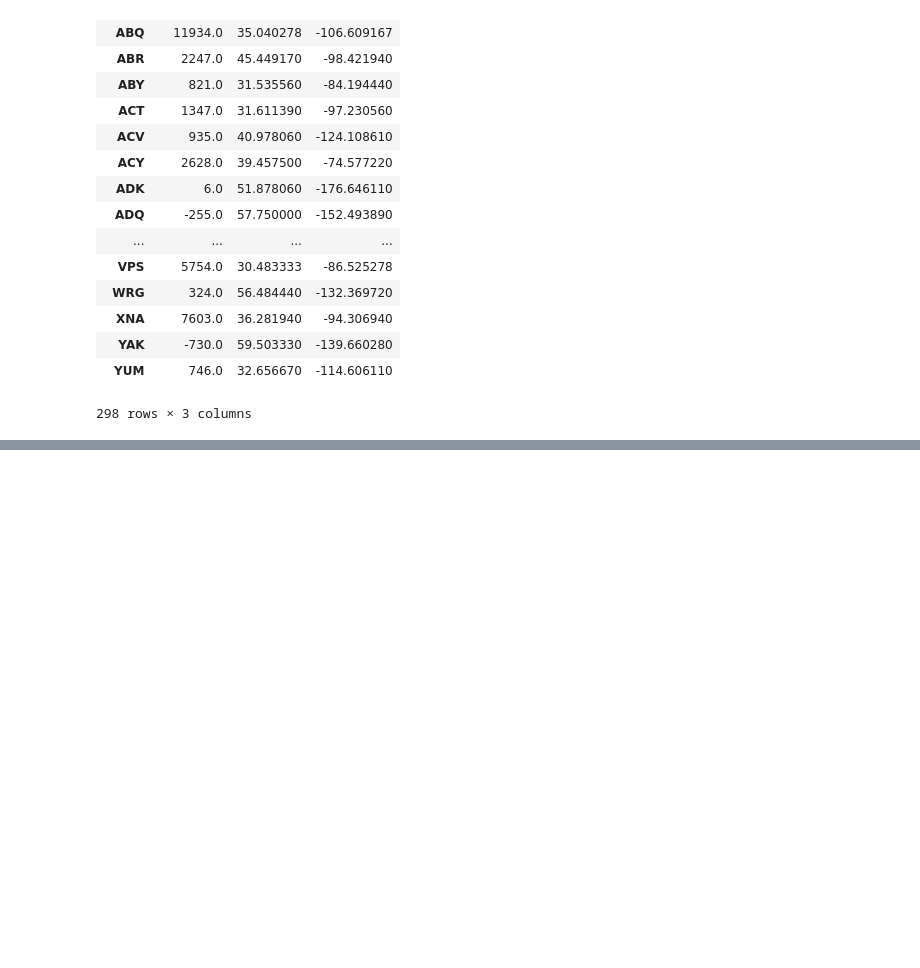
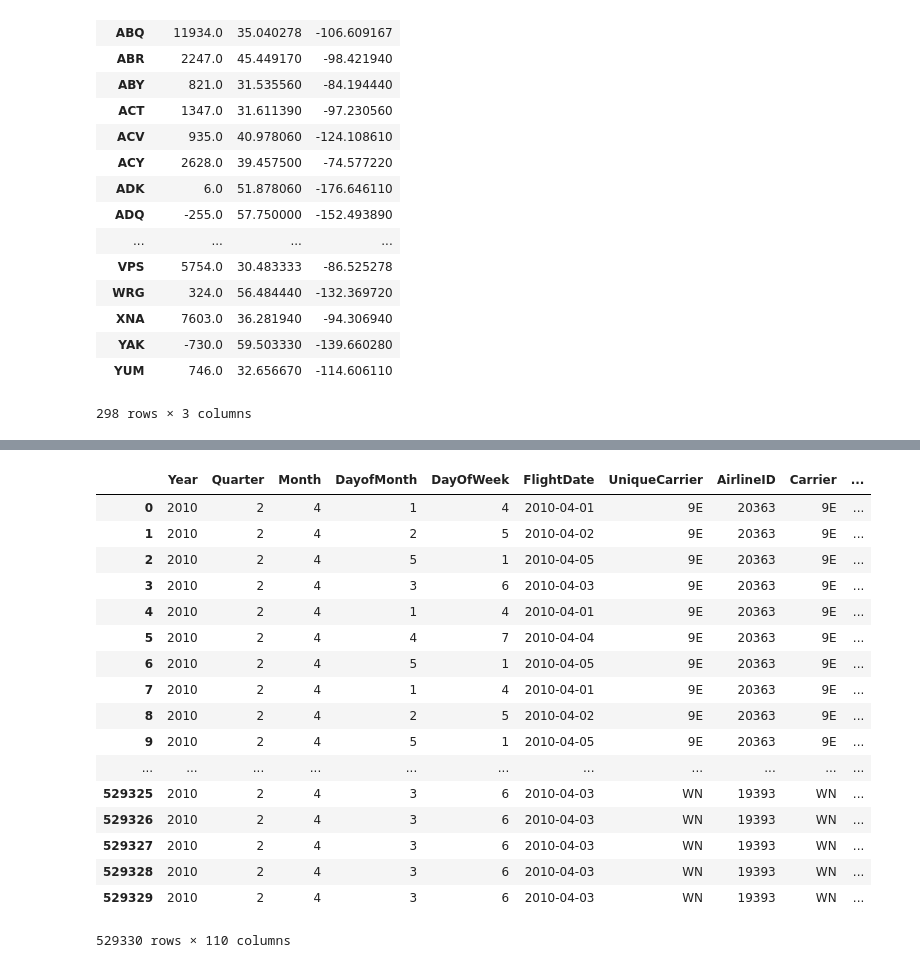
Before and after one commit to sourabhlal/FlightDelaysViz, a Jupyter notebook: FlightDelays.ipynb, the cells around one changed output, grey strips where cells are left out. Saved outputs shown, nothing was run; the diff lists cells and outputs as text; code cells hidden in the pictures; blank space fills up the shorter version.

```diff
--- a/FlightDelays.ipynb
+++ b/FlightDelays.ipynb
@@ -159,0 +229,3 @@ else:
+# %%
+delay_columns = list(c for c in df.columns if "Delay" in c)
+delay_columns
@@ -159,0 +245,21 @@ else:
+# %%
+df.loc[(df[delay_columns] > 0).index]
+# %% [output]
+|  | Year | Quarter | Month | DayofMonth | DayOfWeek | FlightDate | UniqueCarrier | AirlineID | Carrier | ... |
+| 0 | 2010 | 2 | 4 | 1 | 4 | 2010-04-01 | 9E | 20363 | 9E | ... |
+| 1 | 2010 | 2 | 4 | 2 | 5 | 2010-04-02 | 9E | 20363 | 9E | ... |
+| 2 | 2010 | 2 | 4 | 5 | 1 | 2010-04-05 | 9E | 20363 | 9E | ... |
+| 3 | 2010 | 2 | 4 | 3 | 6 | 2010-04-03 | 9E | 20363 | 9E | ... |
+| 4 | 2010 | 2 | 4 | 1 | 4 | 2010-04-01 | 9E | 20363 | 9E | ... |
+| 5 | 2010 | 2 | 4 | 4 | 7 | 2010-04-04 | 9E | 20363 | 9E | ... |
+| 6 | 2010 | 2 | 4 | 5 | 1 | 2010-04-05 | 9E | 20363 | 9E | ... |
+| 7 | 2010 | 2 | 4 | 1 | 4 | 2010-04-01 | 9E | 20363 | 9E | ... |
+| 8 | 2010 | 2 | 4 | 2 | 5 | 2010-04-02 | 9E | 20363 | 9E | ... |
+| 9 | 2010 | 2 | 4 | 5 | 1 | 2010-04-05 | 9E | 20363 | 9E | ... |
+| ... | ... | ... | ... | ... | ... | ... | ... | ... | ... | ... |
+| 529325 | 2010 | 2 | 4 | 3 | 6 | 2010-04-03 | WN | 19393 | WN | ... |
+| 529326 | 2010 | 2 | 4 | 3 | 6 | 2010-04-03 | WN | 19393 | WN | ... |
+| 529327 | 2010 | 2 | 4 | 3 | 6 | 2010-04-03 | WN | 19393 | WN | ... |
+| 529328 | 2010 | 2 | 4 | 3 | 6 | 2010-04-03 | WN | 19393 | WN | ... |
+| 529329 | 2010 | 2 | 4 | 3 | 6 | 2010-04-03 | WN | 19393 | WN | ... |
+529330 rows × 110 columns
```
Also changed, not shown: parts of 6 cells of this notebook.
